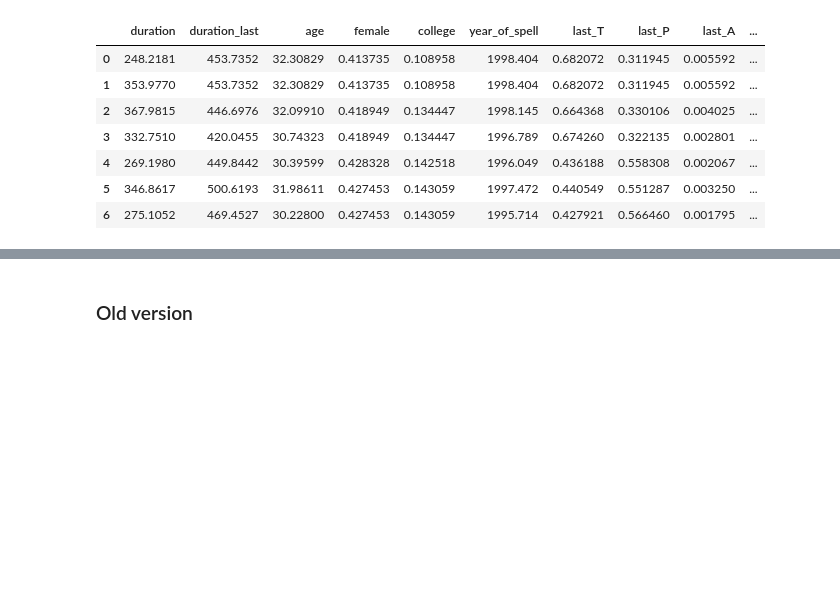
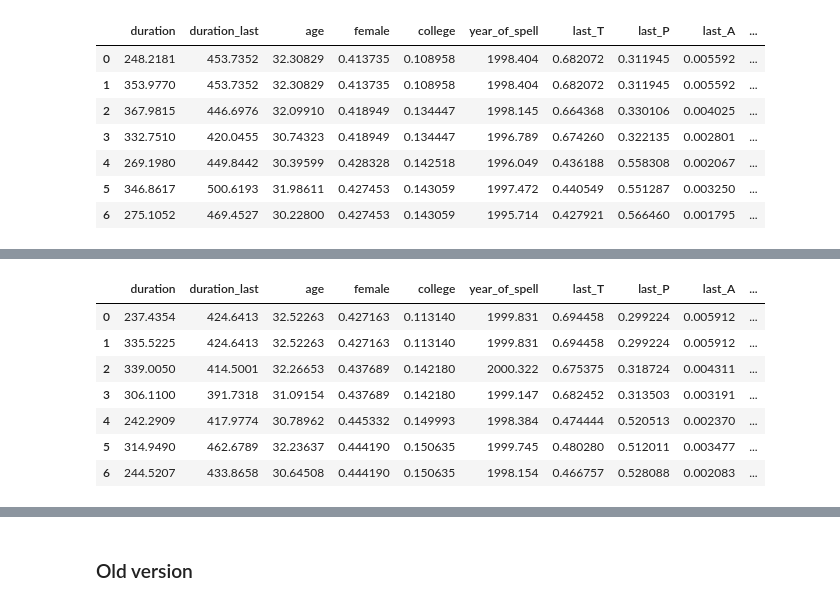
Before and after one commit to crisla/UVD_ABS_code, a Jupyter notebook: tables_and_plots.ipynb, the cells around one changed output, grey strips where cells are left out. Cells and saved outputs as stored; diff of their text form; code cells hidden in the pictures; blank space fills up the shorter version.

```diff
--- a/tables_and_plots.ipynb
+++ b/tables_and_plots.ipynb
@@ -637,3 +797,67 @@ means_table
+# %%
+table_raw = np.zeros((5,11,7))
+var_names = []
+row_n = 0
+table_n = 0
+column_names = []
+results_follow = 0
+names_done = 0
+f = open('results/descriptive_stats84_noA.log','r')
+for line in f:
+    words = line.split()
+    if len(words)>1 and words[0] == "Variable":
+        results_follow=1
+        if names_done == 0:
+            stats_names = words[2:]
+    elif len(words)>1 and results_follow==1:
+        if words[0]!='before92':
+            if names_done ==0:
+                column_names.append(words[0])
+            idx = 0
+            for w in words[2:]:
+                w = w.replace(",","")
+                table_raw[idx,row_n,table_n] = np.array(w)
+                idx+=1
+            row_n += 1
+
+        elif words[0]=='before92':
+            if names_done ==0:
+                column_names.append(words[0])
+                names_done = 1
+            idx=0
+            for w in words[2:]:
+                w = w.replace(",","")
+                table_raw[idx,row_n,table_n] = np.array(w)
+                idx+=1
+            results_follow=0
+            table_n +=1
+            row_n = 0
+f.close()
+
+column_names_format =  ['duration','duration_last','age','female','college',
+              'year_of_spell','last_T','last_P','last_A','before_84','before_92']
+table_names_format = ['Raw', 'LTU', 'STU_noAjd', 'STU','STU_Recalls', 'NE_noAjd', 'NE']
+
+means_table = pd.DataFrame(table_raw[1,:,:].T, columns=column_names_format) #, index=names_latex
+means_table['version'] = table_names_format
+# means_table.round(3).to_stata('results/descriptive_stats_means.dta')
+stds_table = pd.DataFrame(table_raw[2,:,:].T, columns=column_names_format) #, index=names_latex
+stds_table['version'] = table_names_format
+
+final_table = pd.concat([means_table, stds_table]).sort_index(kind='merge')
+final_table['stat'] = ['mean','std']*7
+final_table = final_table[list(final_table.columns[-2:])+list(final_table.columns[:-2])]
+final_table.to_stata('results/descriptive_stats84_noA.dta')
+means_table
+# %% [output]
+|  | duration | duration_last | age | female | college | year_of_spell | last_T | last_P | last_A | ... |
+| 0 | 237.4354 | 424.6413 | 32.52263 | 0.427163 | 0.113140 | 1999.831 | 0.694458 | 0.299224 | 0.005912 | ... |
+| 1 | 335.5225 | 424.6413 | 32.52263 | 0.427163 | 0.113140 | 1999.831 | 0.694458 | 0.299224 | 0.005912 | ... |
+| 2 | 339.0050 | 414.5001 | 32.26653 | 0.437689 | 0.142180 | 2000.322 | 0.675375 | 0.318724 | 0.004311 | ... |
+| 3 | 306.1100 | 391.7318 | 31.09154 | 0.437689 | 0.142180 | 1999.147 | 0.682452 | 0.313503 | 0.003191 | ... |
+| 4 | 242.2909 | 417.9774 | 30.78962 | 0.445332 | 0.149993 | 1998.384 | 0.474444 | 0.520513 | 0.002370 | ... |
+| 5 | 314.9490 | 462.6789 | 32.23637 | 0.444190 | 0.150635 | 1999.745 | 0.480280 | 0.512011 | 0.003477 | ... |
+| 6 | 244.5207 | 433.8658 | 30.64508 | 0.444190 | 0.150635 | 1998.154 | 0.466757 | 0.528088 | 0.002083 | ... |
 # %%
 table_raw = np.zeros((5,11,14))
 var_names = []
```
Also changed, not shown: parts of 5 cells of this notebook, 15 other files.
